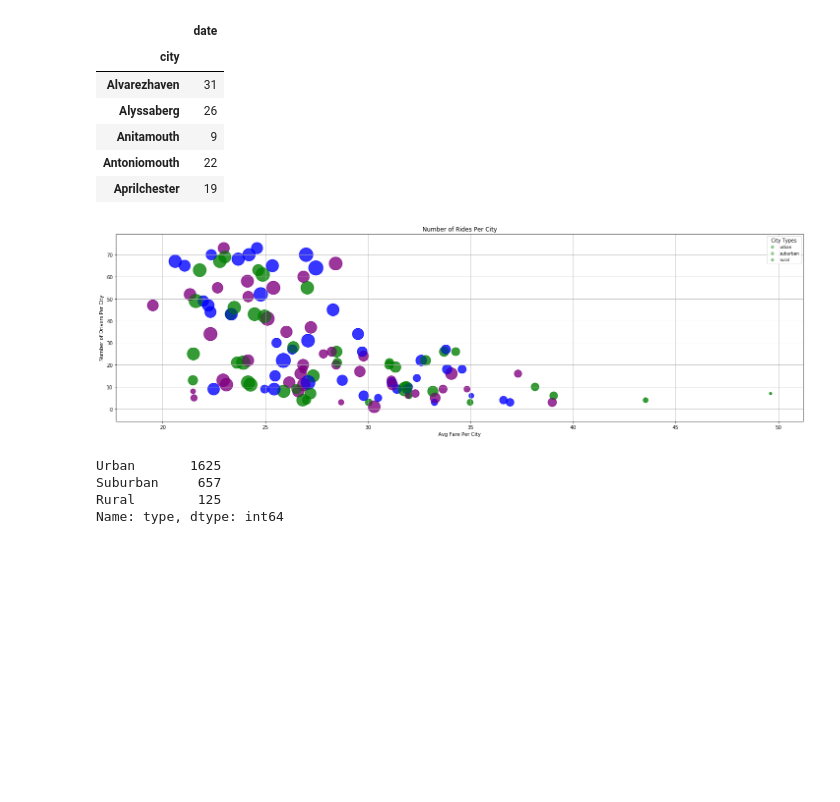
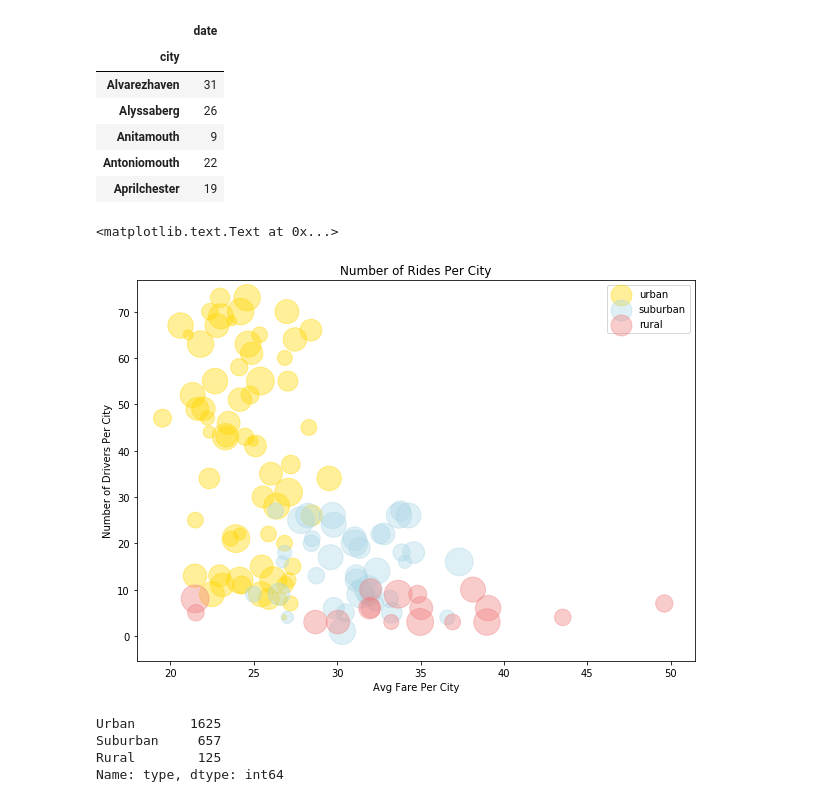
Before and after one commit to lindafarley/Python_Challenge, a Jupyter notebook: MatPlotLib_Bubble_Chart/Pyber_Bubble.ipynb, the cells around one changed output. Saved outputs shown, nothing was run; the diff lists cells and outputs as text; code cells hidden in the pictures; blank space fills up the shorter version.

```diff
--- a/MatPlotLib_Bubble_Chart/Pyber_Bubble.ipynb
+++ b/MatPlotLib_Bubble_Chart/Pyber_Bubble.ipynb
@@ -119,25 +62,31 @@ groups = ("urban", "suburban", "rural")
-# %%
-#Add grid
-plt.grid()
-
-#Scatter Plot
-for data, color, group in zip(city_types, colors, groups):
-    plt.scatter(x_axis, drivers, s=size * 40, alpha=0.4, c=colors, label=group)
-
-#plt.legend(list(groups))
-
-lgnd = plt.legend(fontsize="small", mode="Expanded",
-  numpoints=1, scatterpoints=1,
-  loc="best", title="City Types",
-  labelspacing=0.5)
-lgnd.legendHandles[0]._sizes = [30]
-lgnd.legendHandles[1]._sizes = [30]
-lgnd.legendHandles[2]._sizes = [30]
-
-#Show plot
-plt.show()
-# %% [output]
-[figure, removed]
+# %%
+#Set colors for city types
+city_types = (urban, suburban, rural)
+colors = ("gold", "lightblue", "lightcoral")
+groups = ("urban", "suburban", "rural")
+
+#Scatter plot
+size = [i * 25 for i in rides_count["date"]]
+
+fig, ax=plt.subplots(1,1,figsize=(10,7))
+
+for city_type, color, group in zip(city_types, colors, groups):
+    ax.scatter(city_type.groupby("city")["fare"].mean()
+              ,city_type.groupby("city")["driver_count"].mean()
+              ,s=size *40
+              ,alpha=0.4
+              ,c=color
+              ,label=group)
+
+plt.legend()
+
+# Add titles
+plt.title("Number of Rides Per City")
+plt.xlabel("Avg Fare Per City")
+plt.ylabel("Number of Drivers Per City")
+# %% [output]
+<matplotlib.text.Text at 0x...>
+[figure, added]
 # %%
 % of Total Fares by City Type
 % of Total Rides by City Type
```
Also changed, not shown: parts of 14 cells of this notebook, 1 other file.
